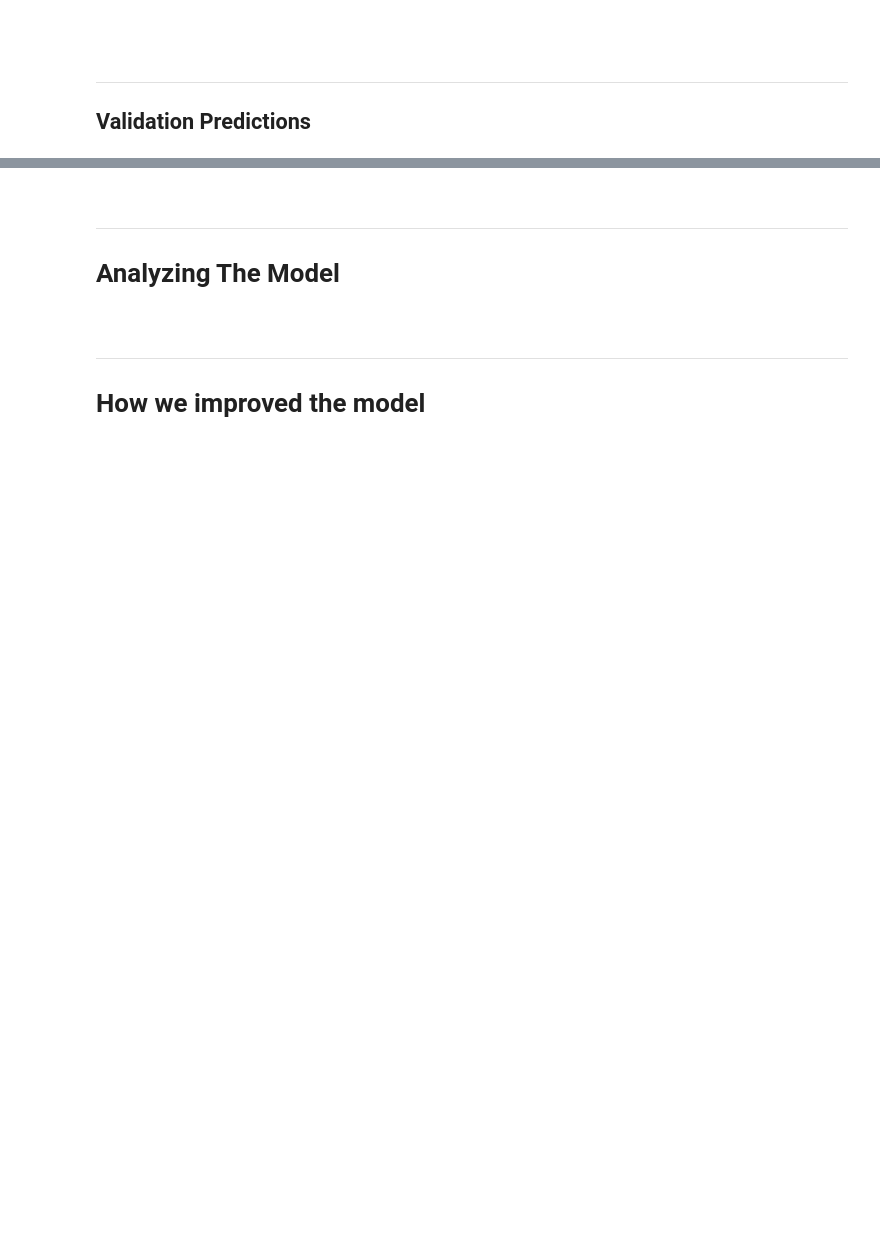
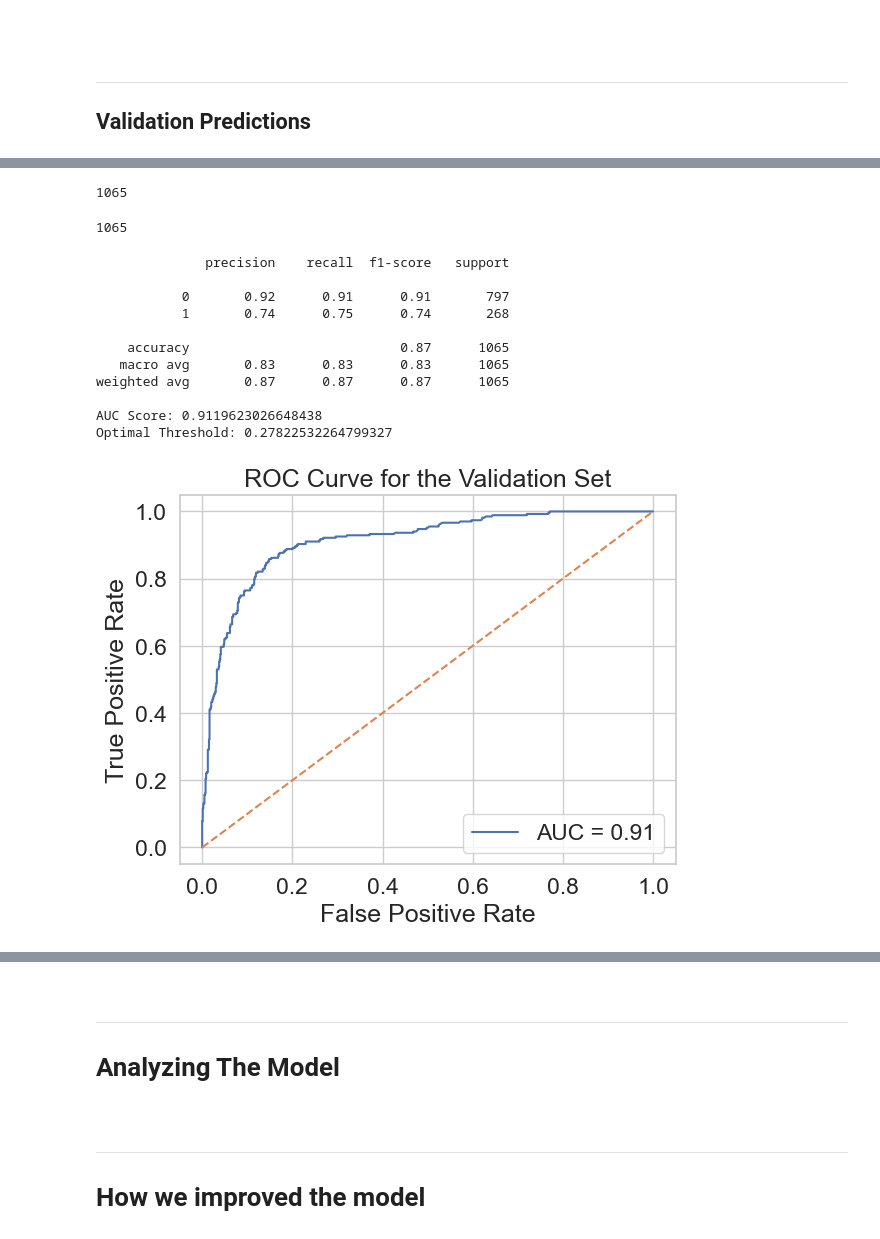
Before and after one commit to brandonconcepcion/Spam-vs-Ham, a Jupyter notebook: Notebook.ipynb, the cells around one changed output, grey strips where cells are left out. Drawn from its saved outputs; the diff is of its cells as text; code cells hidden in the pictures; blank space fills up the shorter version.

```diff
--- a/Notebook.ipynb
+++ b/Notebook.ipynb
@@ -703,6 +713,7 @@ plt.show()
 pca = PCA(n_components=5)
 X_train_pca = pca.fit_transform(train_scaled)
 X_val_pca = pca.transform(val_scaled)
+X_test_pca = pca.transform(test_scaled)
 # %% [markdown]
 <br><br>
 
@@ -897,0 +919,48 @@ Out of all the actual spam emails, 68% were correctly identified.
+# %%
+len(X_test_pca)
+# %% [output]
+1065
+# %%
+len(Y2_test)
+# %% [output]
+1065
+# %%
+# Evaluate the model
+y_pred = log_reg.predict(X_test_pca)
+y_pred_prob = log_reg.predict_proba(X_test_pca)[:, 1]
+
+print(classification_report(Y2_test, y_pred))
+auc = roc_auc_score(Y2_test, y_pred_prob)
+print("AUC Score:", auc)
+
+# Plot the ROC Curve
+fpr, tpr, thresholds = roc_curve(Y2_test, y_pred_prob)
+
+# Find the optimal threshold (for demonstration, we can use Youden's J statistic)
+j_scores = tpr - fpr
+optimal_idx = np.argmax(j_scores)
+optimal_threshold = thresholds[optimal_idx]
+
+print(f"Optimal Threshold: {optimal_threshold}")
+
+
+plt.plot(fpr, tpr, label=f'AUC = {auc:.2f}')
+plt.plot([0, 1], [0, 1], linestyle='--')
+plt.xlabel('False Positive Rate')
+plt.ylabel('True Positive Rate')
+plt.title('ROC Curve for the Validation Set')
+plt.legend(loc='lower right')
+plt.show()
+# %% [output]
+              precision    recall  f1-score   support
+
+           0       0.92      0.91      0.91       797
+           1       0.74      0.75      0.74       268
+
+    accuracy                           0.87      1065
+   macro avg       0.83      0.83      0.83      1065
+weighted avg       0.87      0.87      0.87      1065
+
+AUC Score: 0.9119623026648438
+Optimal Threshold: 0.27822532264799327
+[figure, added]
```
Also changed, not shown: parts of 20 cells of this notebook, 1 other file.
